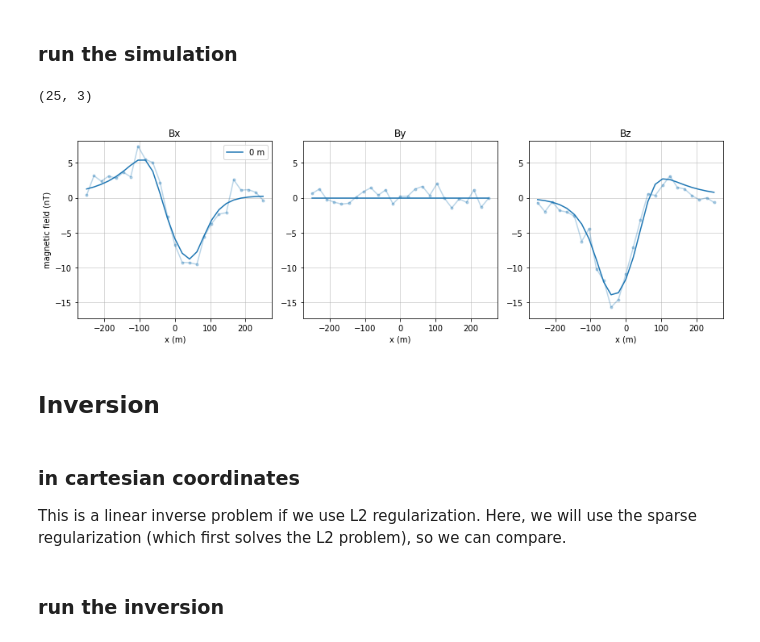
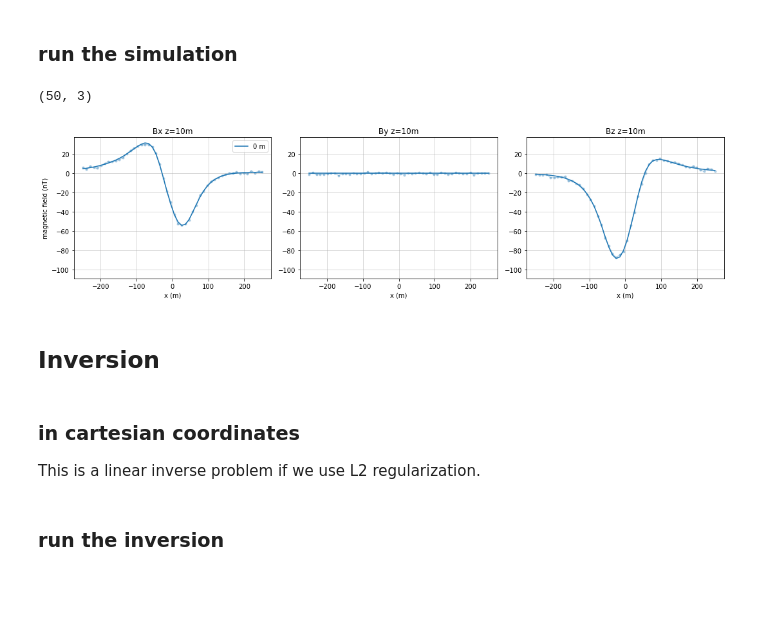
Before and after one commit to AnnaMittelholz/mars-mag-2021, a Jupyter notebook: mvi_block.ipynb, the cells around one changed output. Drawn from its saved outputs; the diff is of its cells as text; code cells hidden in the pictures; blank space fills up the shorter version.

Commit message:
pass at MVI and MVI sparse spherical inversions

```diff
--- a/mvi_block.ipynb
+++ b/mvi_block.ipynb
@@ -51,7 +52,7 @@ target_magnetization = target_magnetization_amplitude * target_magnetization_dir
 ## survey geometry
 # %%
 line_length = 500
-n_data_along_line = 25
+n_data_along_line = 50
 
 survey_x = np.linspace(-line_length/2, line_length/2, n_data_along_line)
 survey_y = np.r_[0]
@@ -63,9 +64,9 @@ survey_xyz = discretize.utils.ndgrid([survey_x, survey_y, survey_z])
 
 Here, for simplicity, we use a tensor mesh. If we end up working with larger problems, we should switch to an OcTree.
 # %%
-cell_widths = np.r_[20, 20, 20]
+cell_widths = 20 * np.r_[1, 1, 1]
 
-padding_distance = 200 * np.ones((3, 2))
+padding_distance = 400 * np.ones((3, 2))
 
 mesh = mesh_builder_xyz(
     survey_xyz, cell_widths, padding_distance,
@@ -155,21 +202,0 @@ ax.set_aspect(1)
-# %%
-fig, ax = plt.subplots(1, 1, figsize=(8, 6))
-
-cb = plt.colorbar(
-    mesh.plot_slice(
-        magnetization, "CCv", ind=10,
-        normal="Z", ax=ax, view="vec", grid=True,
-        quiver_opts={
-            "units":"xy", "scale":np.linalg.norm(target_magnetization)/20,
-            "headwidth":7, "headlength":10, "headaxislength":9
-        }
-    )[0][0], ax=ax
-)
-cb.set_label("amplitude magnetization (A/m)")
-
-ax.plot(survey_xyz[:, 0], survey_xyz[:, 1], "C1o", ms=2, label="data locations")
-ax.legend()
-
-ax.set_xlim([survey_x.min()*1.5, survey_x.max()*1.5])
-ax.set_ylim([survey_x.min()*1.5, survey_x.max()*1.5])
-ax.set_aspect(1)
@@ -210,4 +235,4 @@ synthetic_data = simulation.make_synthetic_data(
 # %%
 survey_xyz.shape
 # %% [output]
-(25, 3)
+(50, 3)
@@ -217,19 +273,5 @@ dnoisy = synthetic_data.dobs.reshape((survey_xyz.shape[0], len(components)))
 # %%
-fig, ax = plt.subplots(1, len(components), figsize=(4*len(components), 4))
-
-for i, component in enumerate(components):
-    dc = dclean[:, i].reshape(len(survey_x), len(survey_y), order="F")
-    dn = dnoisy[:, i].reshape(len(survey_x), len(survey_y), order="F")
-    for j, y in enumerate(survey_y):
-        ax[i].plot(survey_x, dc[:, j], f"C{j}", ms=3, label=f"{y:1.0f} m")
-        ax[i].plot(survey_x, dn[:, j], f"C{j}", marker="o", ms=3, alpha=0.3)
-    ax[i].set_title(f"B{component}")
-    ax[i].grid("both", alpha=0.6)
-    ax[i].set_ylim(1.1 * np.r_[synthetic_data.dobs.min(), synthetic_data.dobs.max()])
-    ax[i].set_xlabel("x (m)")
-
-ax[0].set_ylabel("magnetic field (nT)")
-ax[0].legend()
-plt.tight_layout()
+ax = plot_data_profile(synthetic_data.dclean)
+ax = plot_data_profile(synthetic_data.dobs, ax=ax, plot_opts={"marker":"o", "alpha":0.3}, label=False)
 # %% [output]
-[figure, old version]
+[figure, new version]
@@ -255,6 +315,6 @@ if len(survey_y) > 1:
 ## Inversion
 # %% [markdown]
 ### in cartesian coordinates
-This is a linear inverse problem if we use L2 regularization. Here, we will use the sparse regularization (which first solves the L2 problem), so we can compare.
+This is a linear inverse problem if we use L2 regularization.
 # %%
 # create the regularization
```
Also changed, not shown: parts of 37 cells of this notebook, 1 other file.
